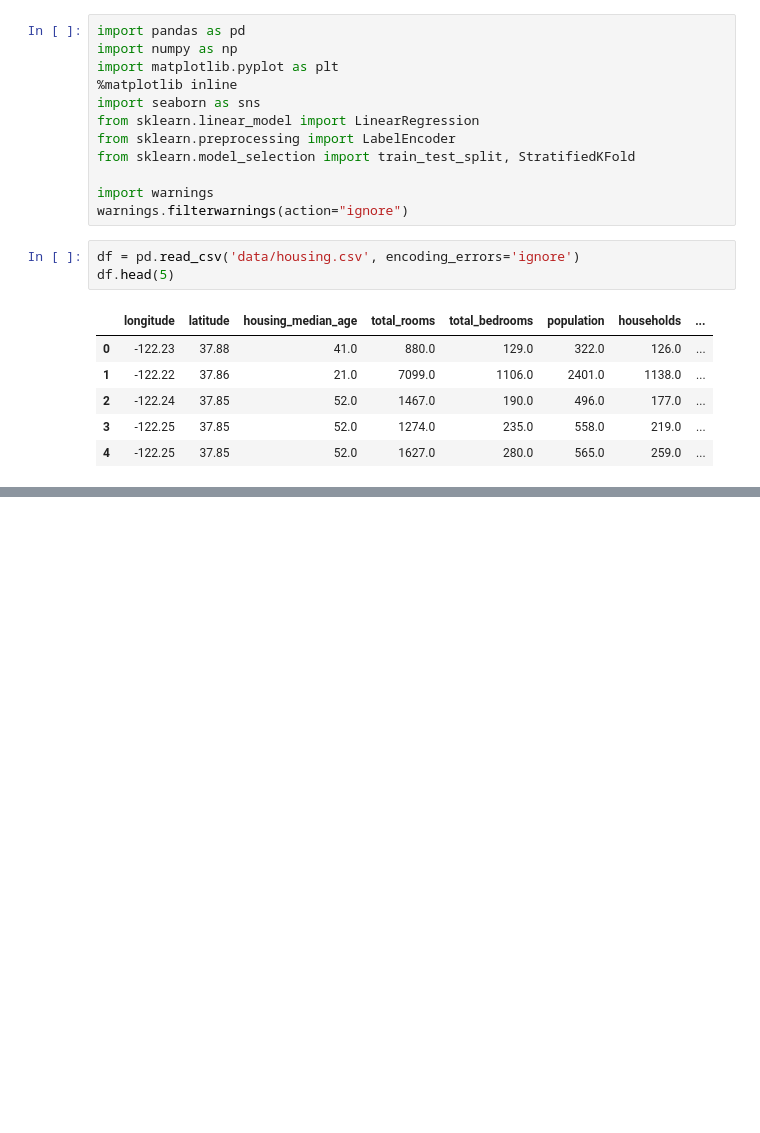
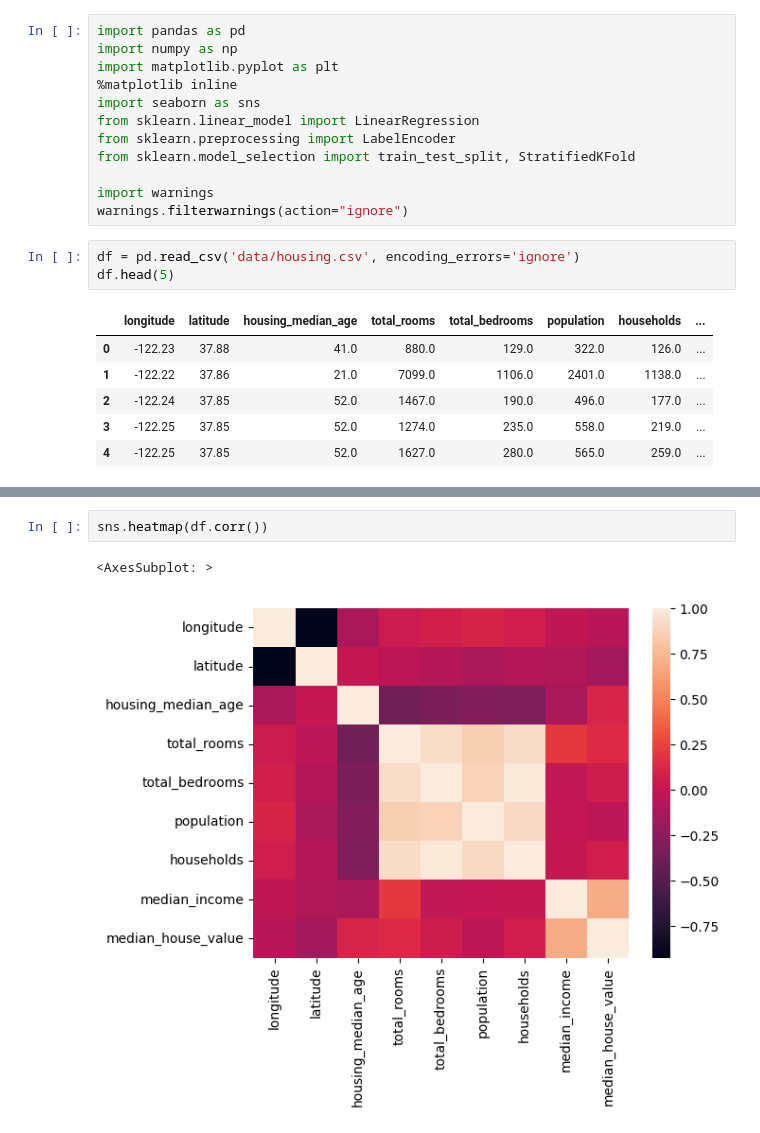
Before and after one commit to obaliuta/houseprices, a Jupyter notebook: notebook.ipynb, the cells around one changed output, grey strips where cells are left out. Drawn from its saved outputs; the diff is of its cells as text; blank space fills up the shorter version.

```diff
--- a/notebook.ipynb
+++ b/notebook.ipynb
@@ -22,0 +78,5 @@ df.head(5)
+# %%
+sns.heatmap(df.corr())
+# %% [output]
+<AxesSubplot: >
+[figure, added]
```
Also changed, not shown: parts of 10 cells of this notebook.
